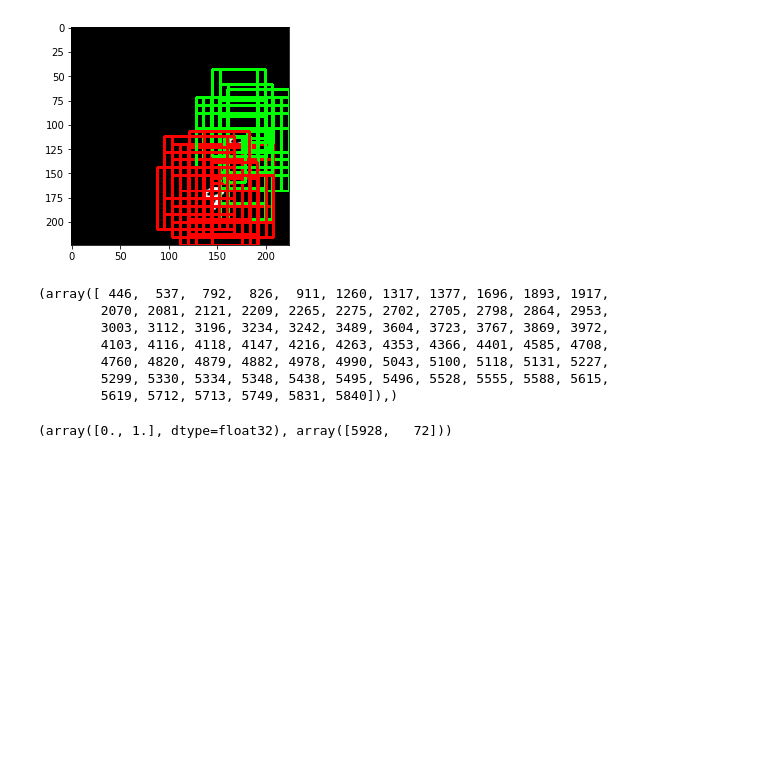
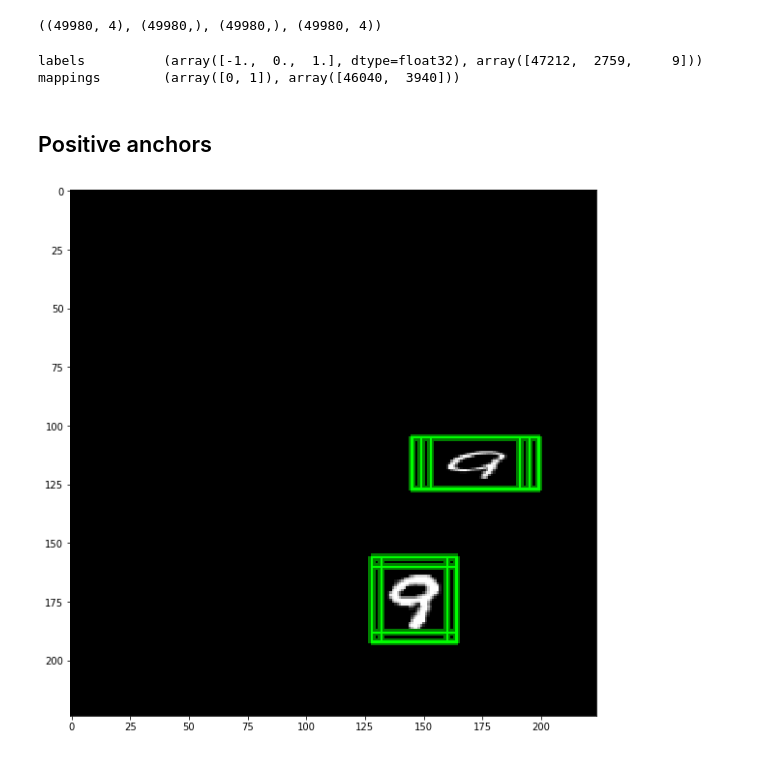
Before and after one commit to gabrielwong159/tf, a Jupyter notebook: rpn/test_model_definition.ipynb, the cells around one changed output. Drawn from its saved outputs; the diff is of its cells as text; code cells hidden in the pictures; blank space fills up the shorter version.

```diff
--- a/rpn/test_model_definition.ipynb
+++ b/rpn/test_model_definition.ipynb
@@ -60,24 +57,30 @@ loss
-# %%
-out = cv2.merge([(image * 255).astype(np.uint8)] * 3)
-for idx in np.where(labels == 1)[0]:
-    y1, x1, y2, x2 = map(int, anchors[idx])
-    gt_box = mappings[idx]
-    color = [(0, 255, 0), (255, 0, 0)][gt_box]
-    cv2.rectangle(out, (x1, y1), (x2, y2), color, 2)
-plt.imshow(out);
-# %% [output]
-[figure, removed]
-# %%
-np.where(labels == 1)
-# %% [output]
-(array([ 446,  537,  792,  826,  911, 1260, 1317, 1377, 1696, 1893, 1917,
-        2070, 2081, 2121, 2209, 2265, 2275, 2702, 2705, 2798, 2864, 2953,
-        3003, 3112, 3196, 3234, 3242, 3489, 3604, 3723, 3767, 3869, 3972,
-        4103, 4116, 4118, 4147, 4216, 4263, 4353, 4366, 4401, 4585, 4708,
-        4760, 4820, 4879, 4882, 4978, 4990, 5043, 5100, 5118, 5131, 5227,
-        5299, 5330, 5334, 5348, 5438, 5495, 5496, 5528, 5555, 5588, 5615,
-        5619, 5712, 5713, 5749, 5831, 5840]),)
-# %%
-np.unique(labels, return_counts=True)
-# %% [output]
-(array([0., 1.], dtype=float32), array([5928,   72]))
+# %%
+anchors, labels, mappings, bboxes = sess.run(model.test, feed_dict)
+anchors.shape, labels.shape, mappings.shape, bboxes.shape
+# %% [output]
+((49980, 4), (49980,), (49980,), (49980, 4))
+# %%
+anchors = utils.denorm_boxes(anchors, [RPN.h, RPN.w])
+bboxes = utils.denorm_boxes(bboxes, [RPN.h, RPN.w])
+# %%
+print('labels  ', np.unique(labels, return_counts=True), sep='\t')
+print('mappings', np.unique(mappings, return_counts=True), sep='\t')
+# %% [output]
+labels          (array([-1.,  0.,  1.], dtype=float32), array([47212,  2759,     9]))
+mappings        (array([0, 1]), array([46040,  3940]))
+# %% [markdown]
+## Positive anchors
+# %%
+viz = cv2.cvtColor(image, cv2.COLOR_GRAY2BGR)
+
+pos = labels == 1
+for mapping, (y1, x1, y2, x2) in zip(mappings[pos], anchors[pos]):
+    cv2.rectangle(viz, (x1, y1), (x2, y2), (0, 0.5, 0), 2)
+
+for mapping, (y1, x1, y2, x2) in zip(mappings[pos], bboxes[pos]):
+    cv2.rectangle(viz, (x1, y1), (x2, y2), (0, 1, 0), 1)
+
+plt.figure(figsize=(10, 10))
+plt.imshow(viz);
+# %% [output]
+[figure, added]
```
Also changed, not shown: parts of 8 cells of this notebook, 7 other files.
